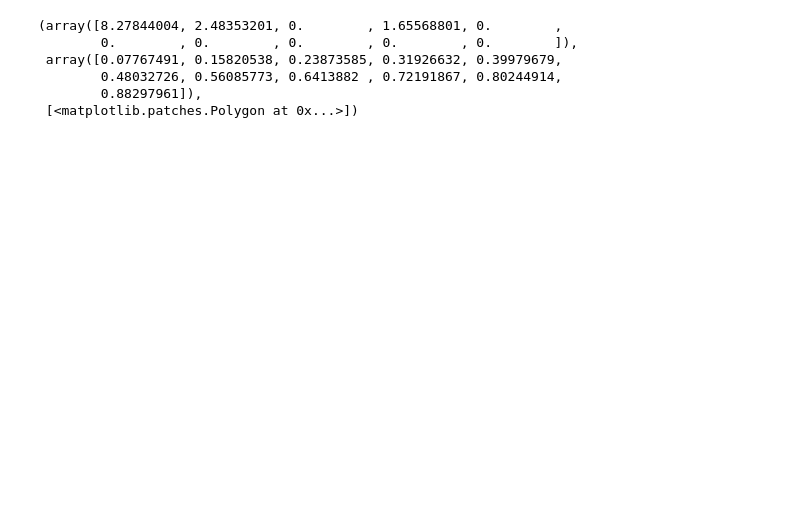
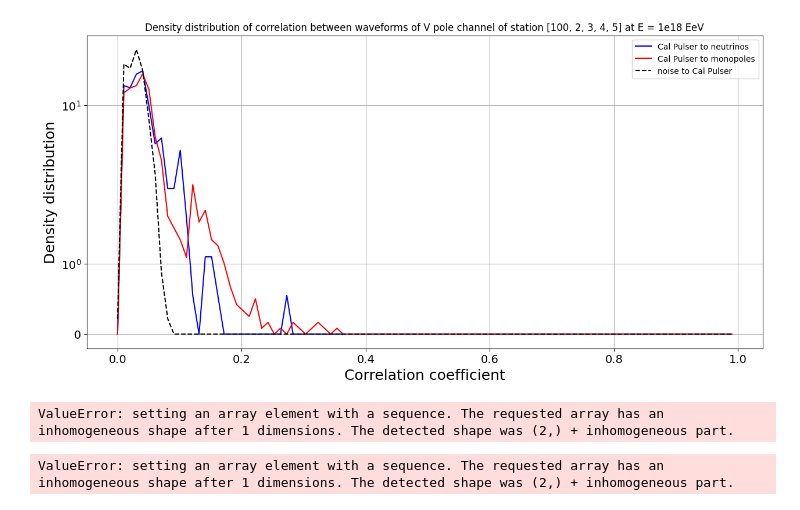
Before and after one commit to Teikiet/Monopoles_TK, a Jupyter notebook: Analyzing/Correlation.ipynb, the cells around one changed output. Saved outputs shown, nothing was run; the diff lists cells and outputs as text; code cells hidden in the pictures; blank space fills up the shorter version.

```diff
--- a/Analyzing/Correlation.ipynb
+++ b/Analyzing/Correlation.ipynb
@@ -190,8 +313,24 @@ Text(0.5, 1.0, 'Density distribution of correlation between waveforms of channel
+# %%
+plt.figure(figsize=(15, 7))
+plt.errorbar(h4[1][:-1], h4[0], fmt='-', color='blue', capsize=2 , label='Cal Pulser to neutrinos')
+plt.errorbar(h5[1][:-1], h5[0], fmt='-', color='red', capsize=2 , label='Cal Pulser to monopoles')
+plt.errorbar(h7[1][:-1], h7[0], fmt='--', color='black', capsize=2 , label='noise to Cal Pulser')
+
+plt.yscale('symlog')
+#plt.xscale('log')
+plt.grid()
+plt.legend(loc='upper right')
+plt.xlabel('Correlation coefficient')
+plt.ylabel('Density distribution')
+plt.title(f'Density distribution of correlation between waveforms of V pole channel of station {channel_info[0]} at E = 1e{E} EeV')
+plt.show()
+# %% [output]
+[figure, added]
 # %%
 for i in range(len(trace_neu)):
     for j in range(i+1, len(trace_neu)):
         corr = max(correlation(np.array(trace_neu[i]), np.array(trace_neu[j])))
-        if corr >0.9:
+        if  corr > 1:
             #make side by side plot
             plt.figure(figsize=(15,2))
             plt.subplot(1,2,1)
@@ -201,17 +340,12 @@ for i in range(len(trace_neu)):
             plt.title(f"corr = {corr}")
             plt.show()
 # %% [output]
-(array([8.27844004, 2.48353201, 0.        , 1.65568801, 0.        ,
-        0.        , 0.        , 0.        , 0.        , 0.        ]),
- array([0.07767491, 0.15820538, 0.23873585, 0.31926632, 0.39979679,
-        0.48032726, 0.56085773, 0.6413882 , 0.72191867, 0.80244914,
-        0.88297961]),
- [<matplotlib.patches.Polygon at 0x...>])
+ValueError: setting an array element with a sequence. The requested array has an inhomogeneous shape after 1 dimensions. The detected shape was (2,) + inhomogeneous part.
 # %%
 for i in range(len(trace_neu)):
     for j in range(len(trace_mm)):
         corr = max(correlation(np.array(trace_neu[i]), np.array(trace_mm[j])))
-        if corr >0.9:
+        if corr >1:
             #make side by side plot
             plt.figure(figsize=(15,2))
             plt.subplot(1,2,1)
@@ -220,3 +354,5 @@ for i in range(len(trace_neu)):
             plt.plot(np.array(trace_mm[j]))
             plt.title(f"corr = {corr}")
             plt.show()
+# %% [output]
+ValueError: setting an array element with a sequence. The requested array has an inhomogeneous shape after 1 dimensions. The detected shape was (2,) + inhomogeneous part.
```
Also changed, not shown: parts of 13 cells of this notebook, 1 other file.
